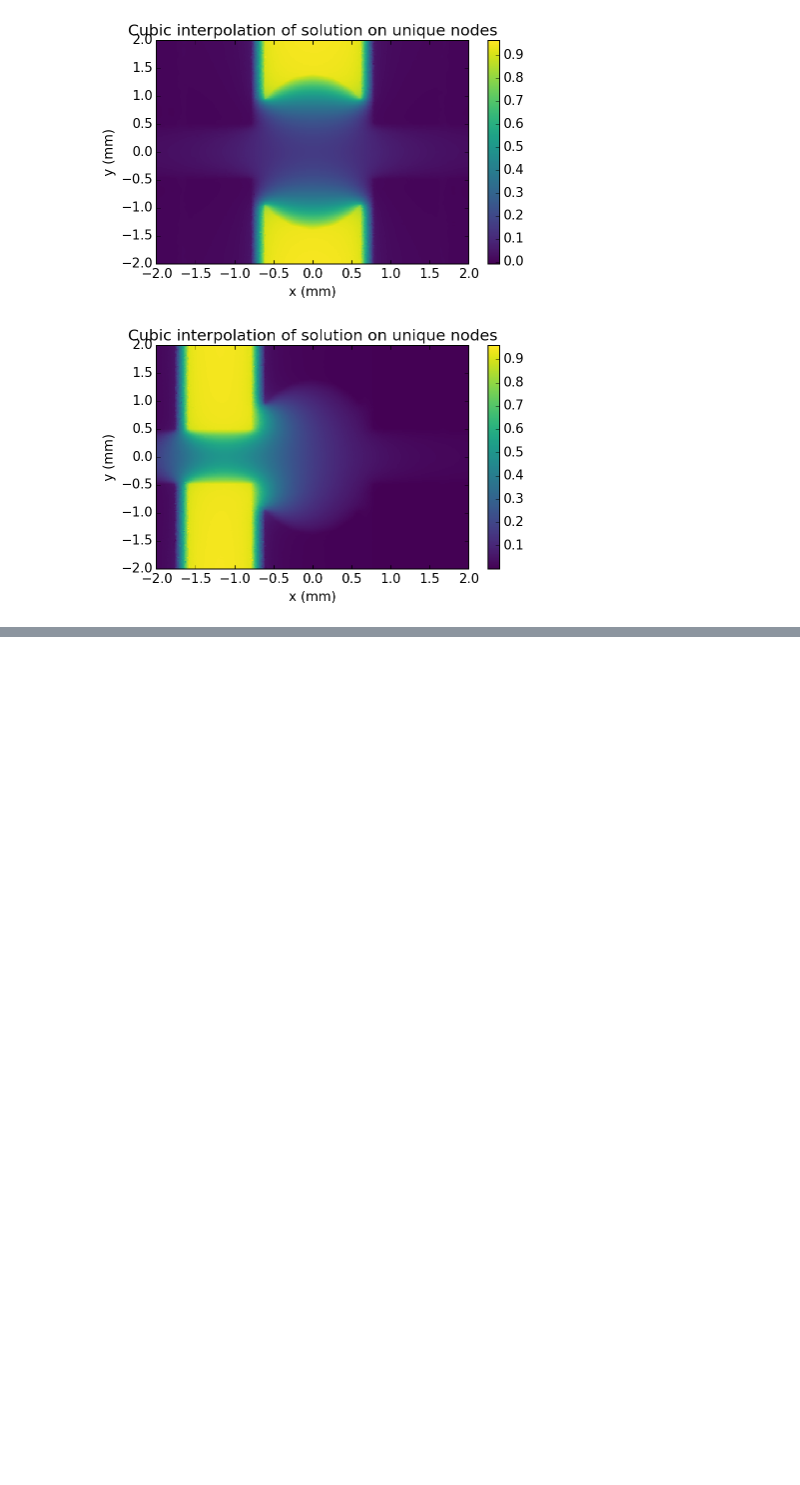
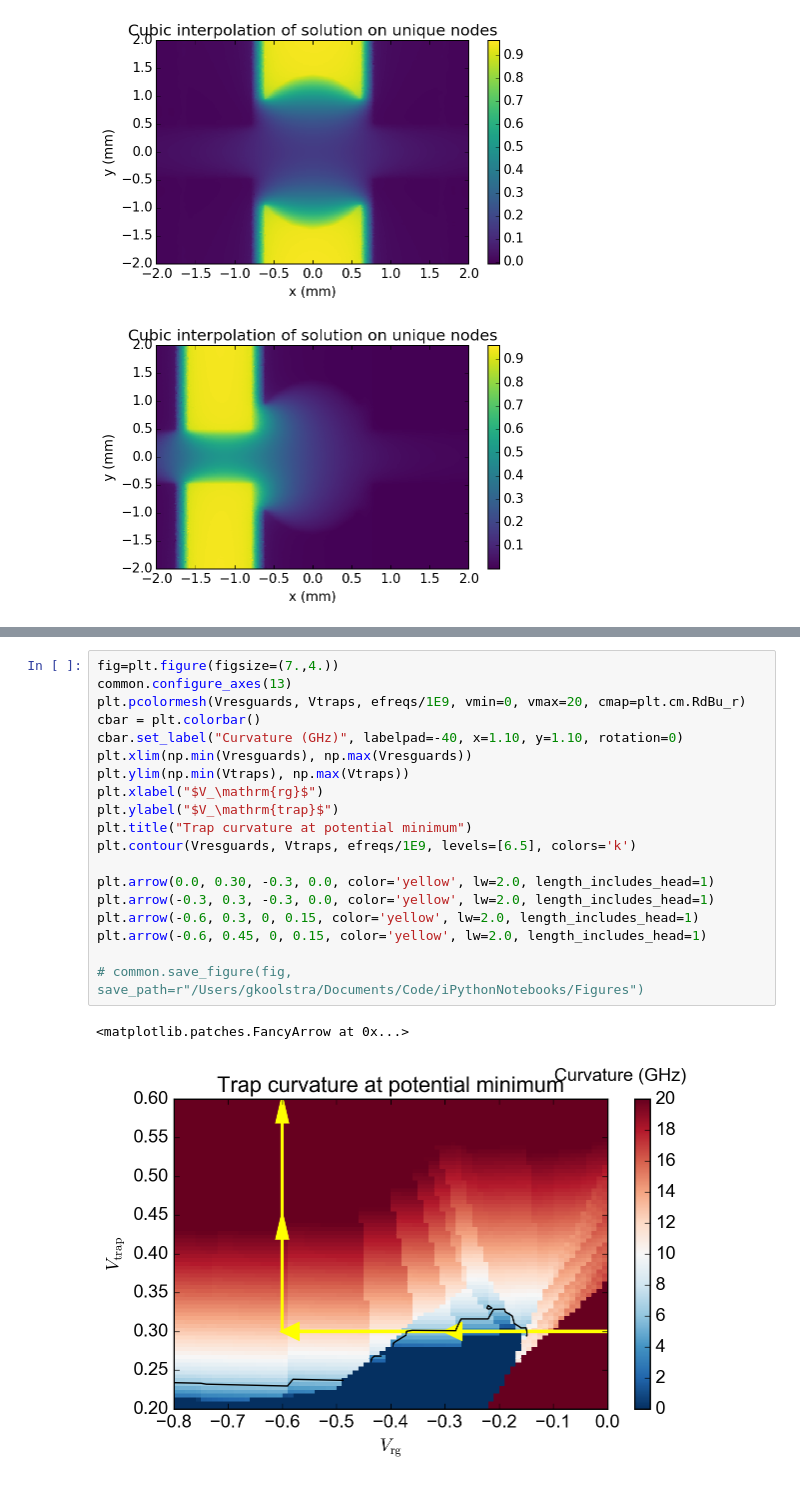
Before and after one commit to gkoolstra/ipython-notebooks, a Jupyter notebook: 20160530 - Master simulation notebook.ipynb, the cells around one changed output, grey strips where cells are left out. Saved outputs shown, nothing was run; the diff lists cells and outputs as text; blank space fills up the shorter version.

```diff
--- a/20160530 - Master simulation notebook.ipynb
+++ b/20160530 - Master simulation notebook.ipynb
@@ -856,0 +905,22 @@ interact(plot_combined_potential, resonator=(-5.0, 5.0, 0.05), trap=(-5, 5, 0.05
+# %%
+fig=plt.figure(figsize=(7.,4.))
+common.configure_axes(13)
+plt.pcolormesh(Vresguards, Vtraps, efreqs/1E9, vmin=0, vmax=20, cmap=plt.cm.RdBu_r)
+cbar = plt.colorbar()
+cbar.set_label("Curvature (GHz)", labelpad=-40, x=1.10, y=1.10, rotation=0)
+plt.xlim(np.min(Vresguards), np.max(Vresguards))
+plt.ylim(np.min(Vtraps), np.max(Vtraps))
+plt.xlabel("$V_\mathrm{rg}$")
+plt.ylabel("$V_\mathrm{trap}$")
+plt.title("Trap curvature at potential minimum")
+plt.contour(Vresguards, Vtraps, efreqs/1E9, levels=[6.5], colors='k')
+
+plt.arrow(0.0, 0.30, -0.3, 0.0, color='yellow', lw=2.0, length_includes_head=1)
+plt.arrow(-0.3, 0.3, -0.3, 0.0, color='yellow', lw=2.0, length_includes_head=1)
+plt.arrow(-0.6, 0.3, 0, 0.15, color='yellow', lw=2.0, length_includes_head=1)
+plt.arrow(-0.6, 0.45, 0, 0.15, color='yellow', lw=2.0, length_includes_head=1)
+
+# common.save_figure(fig, save_path=r"/Users/gkoolstra/Documents/Code/iPythonNotebooks/Figures")
+# %% [output]
+<matplotlib.patches.FancyArrow at 0x...>
+[figure, added]
```
Also changed, not shown: parts of 8 cells of this notebook, 5 other files.
